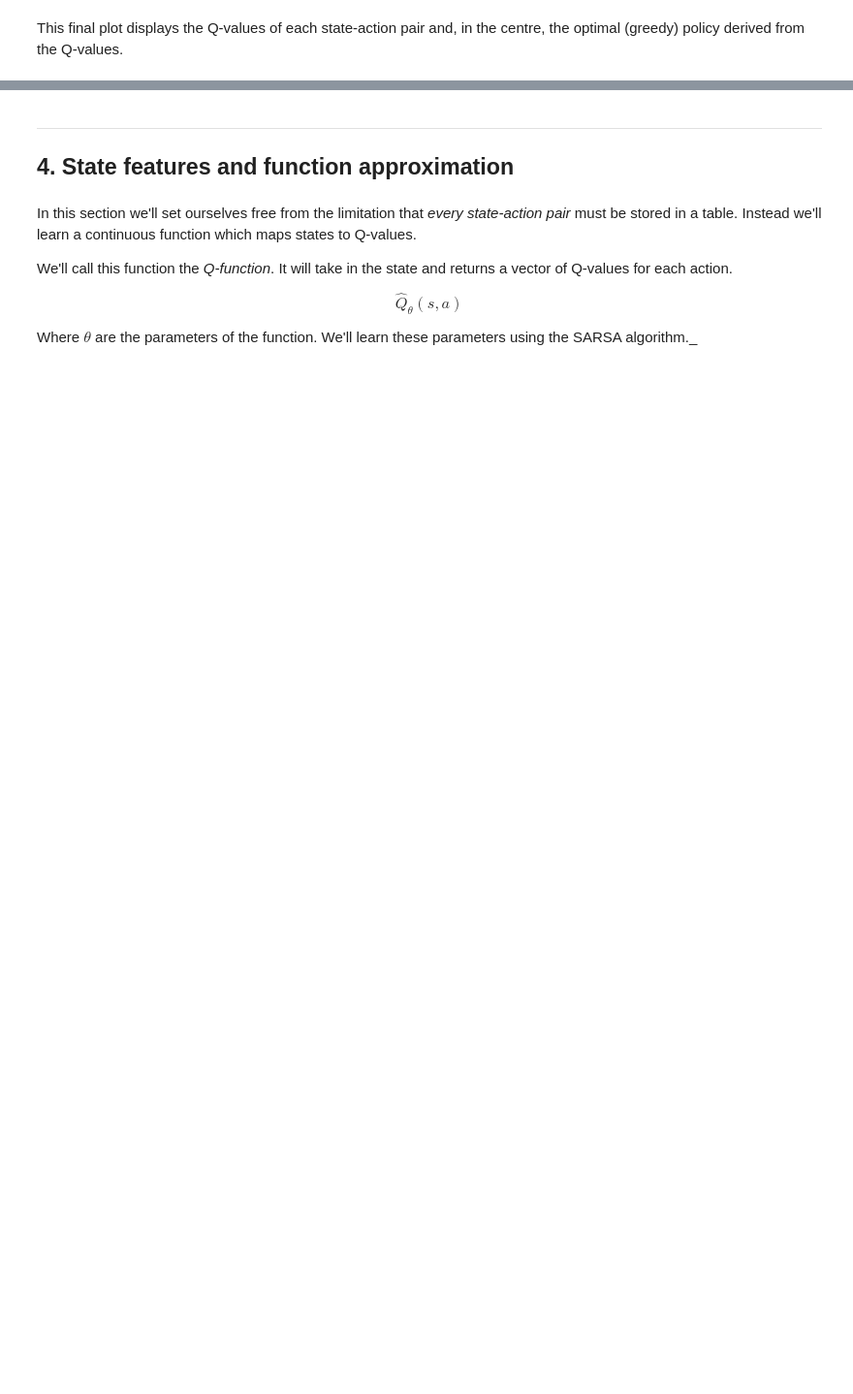
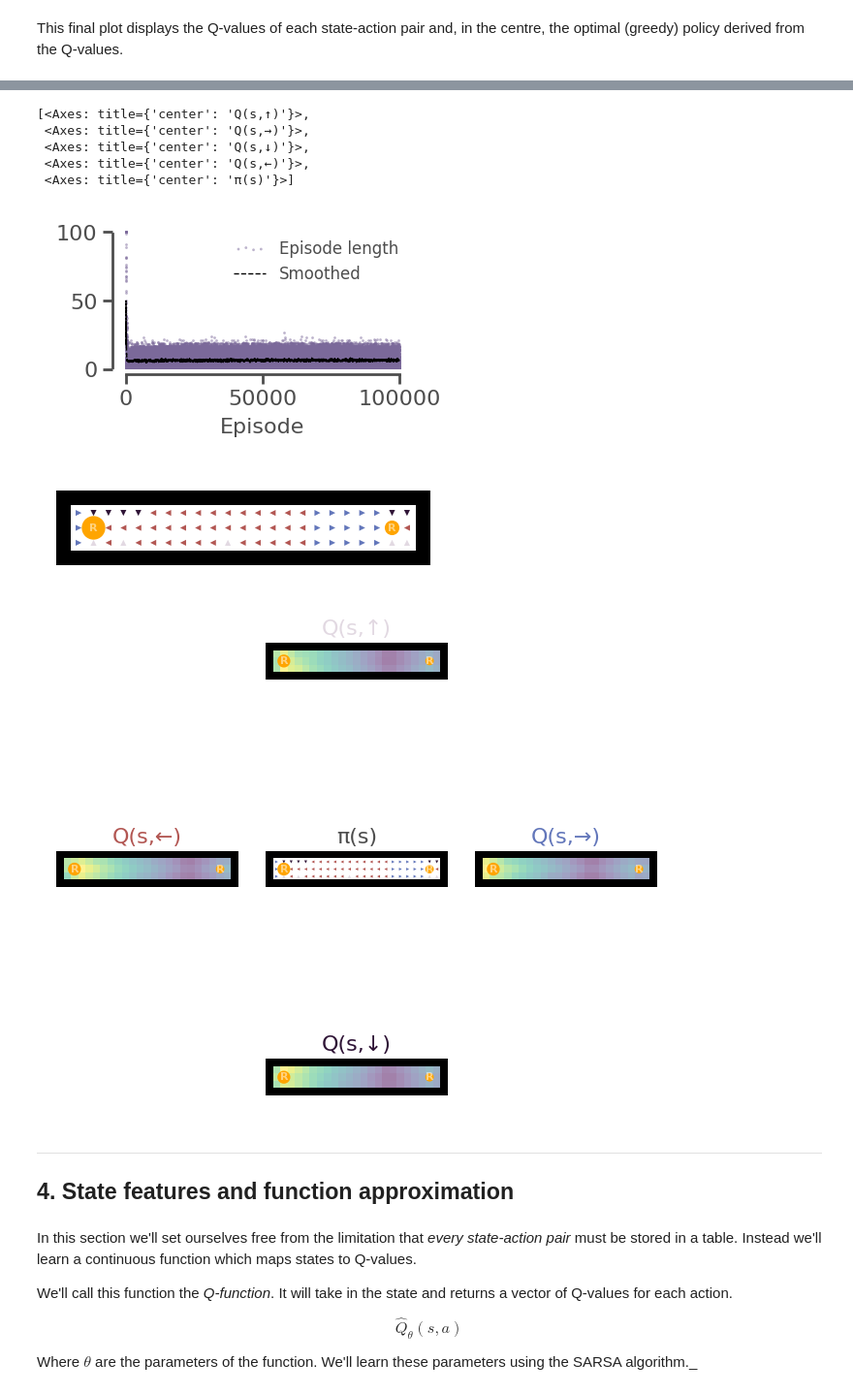
Before and after one commit to TomGeorge1234/NeuroRLTutorial, a Jupyter notebook: NeuroRL.ipynb, the cells around one changed output, grey strips where cells are left out. Shown at 97% size. Cells and saved outputs as stored; diff of their text form; code cells hidden in the pictures; blank space fills up the shorter version.

```diff
--- a/NeuroRL.ipynb
+++ b/NeuroRL.ipynb
@@ -1375,35 +1414,44 @@ This final plot displays the Q-values of each state-action pair and, in the cent
 grid = np.array( # 0 = empty, 1 = wall
     [
         [1, 1, 1, 1, 1, 1, 1, 1, 1, 1, 1, 1, 1, 1, 1, 1, 1, 1, 1, 1, 1, 1, 1, 1, 1],
         [1, 0, 0, 0, 0, 0, 0, 0, 0, 0, 0, 0, 0, 0, 0, 0, 0, 0, 0, 0, 0, 0, 0, 0, 1],
         [1, 0, 0, 0, 0, 0, 0, 0, 0, 0, 0, 0, 0, 0, 0, 0, 0, 0, 0, 0, 0, 0, 0, 0, 1],
         [1, 0, 0, 0, 0, 0, 0, 0, 0, 0, 0, 0, 0, 0, 0, 0, 0, 0, 0, 0, 0, 0, 0, 0, 1],
         [1, 1, 1, 1, 1, 1, 1, 1, 1, 1, 1, 1, 1, 1, 1, 1, 1, 1, 1, 1, 1, 1, 1, 1, 1],
     ])
 
 minigrid_long = MiniGrid(
     grid = grid,
     reward_locations = [(2,2),(22,2)],
-    reward_values = [25,5,],
+    reward_values = [15,5,],
     cost_per_step=1,
     cost_per_wall_collision=0,
     )
 
 tdqlearner_long = TDQLearner(
     gamma=1.0,
     alpha=0.1,
     n_states=minigrid_long.n_states,
     n_actions=minigrid_long.n_actions)
 
 minigrid_long.train(tdqlearner_long,
-               n_episodes=1000,
+               n_episodes=100000,
                policy=lambda Q: epsilon_greedy_policy(Q, epsilon=0.05),)
 
 minigrid_long.plot_training()
 
 # Plot Q values along central row and see where west and east cross
 minigrid_long.plot_policy(tdqlearner_long.Q)
 minigrid_long.plot_Q(tdqlearner_long.Q)
+# %% [output]
+[<Axes: title={'center': 'Q(s,↑)'}>,
+ <Axes: title={'center': 'Q(s,→)'}>,
+ <Axes: title={'center': 'Q(s,↓)'}>,
+ <Axes: title={'center': 'Q(s,←)'}>,
+ <Axes: title={'center': 'π(s)'}>]
+[figure, added]
+[figure, added]
+[figure, added]
 # %%
 #@title Solution to the hiding-a-reward-behind-the-wall  {display-mode: "form" }
 grid = np.array( # 0 = empty, 1 = wall
```
Also changed, not shown: parts of 7 cells of this notebook.
